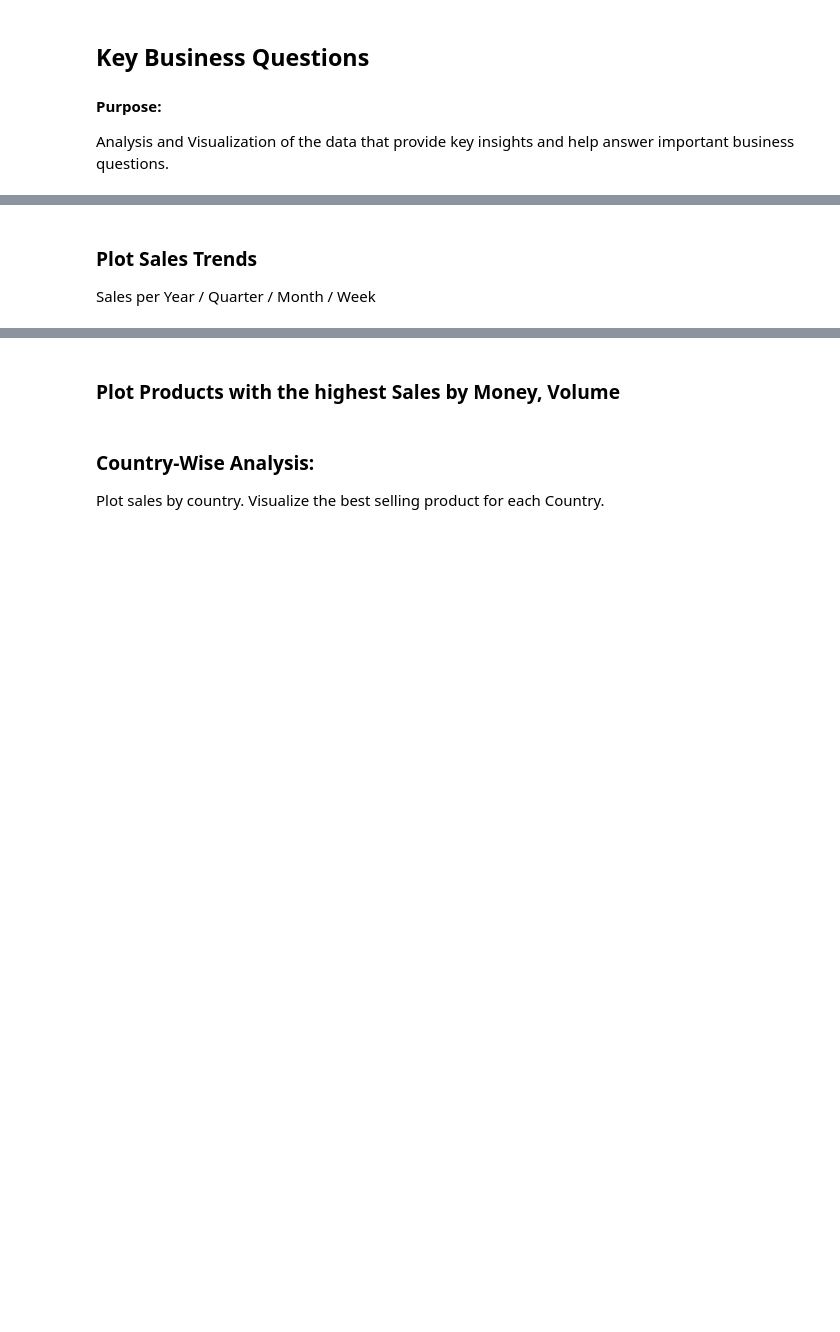
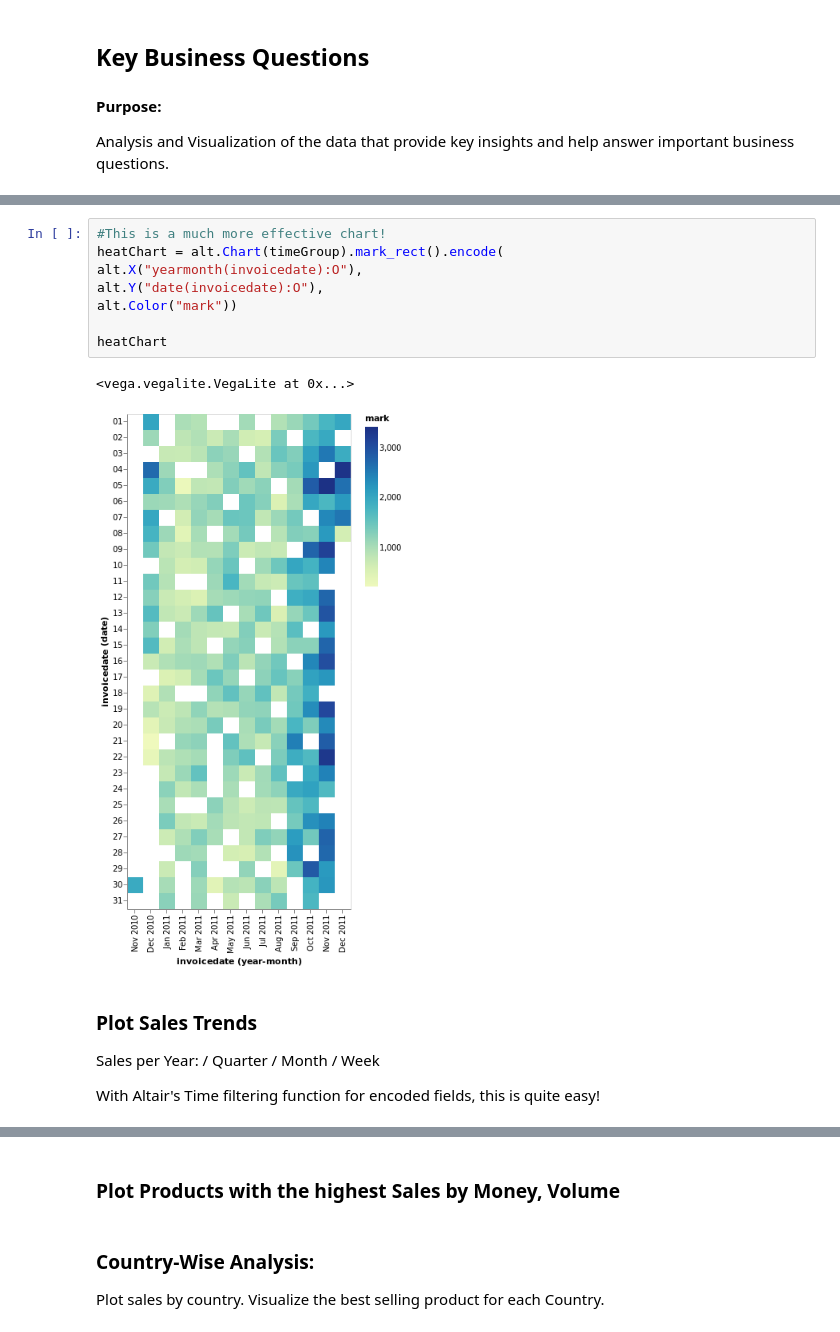
Before and after one commit to salbaroudi/MarketBasketAnalysis, a Jupyter notebook: RetailStoreDataAnalysis.ipynb, the cells around one changed output, grey strips where cells are left out. Drawn from its saved outputs; the diff is of its cells as text; blank space fills up the shorter version.

```diff
--- a/RetailStoreDataAnalysis.ipynb
+++ b/RetailStoreDataAnalysis.ipynb
@@ -7,4 +180,17 @@ Analysis and Visualization of the data that provide key insights and help answer
+# %%
+#This is a much more effective chart!
+heatChart = alt.Chart(timeGroup).mark_rect().encode(
+alt.X("yearmonth(invoicedate):O"),
+alt.Y("date(invoicedate):O"),
+alt.Color("mark"))
+
+heatChart
+# %% [output]
+<vega.vegalite.VegaLite at 0x...>
+[figure, added]
 # %% [markdown]
 ### Plot Sales Trends
 
-Sales per Year / Quarter / Month / Week
+Sales per Year: / Quarter / Month / Week
+
+With Altair's Time filtering function for encoded fields, this is quite easy!
```
Also changed, not shown: parts of 28 cells of this notebook, 1 other file.
